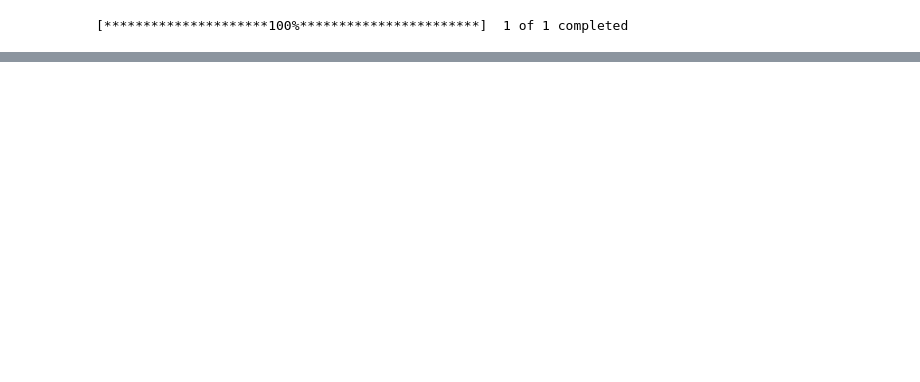
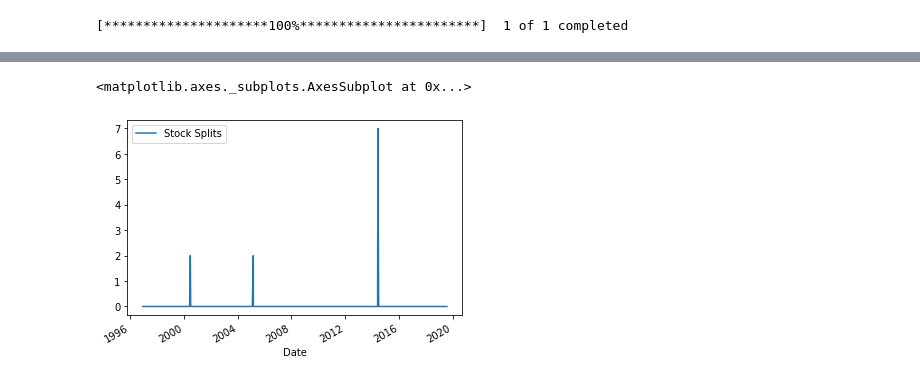
Before and after one commit to grkidwell/finance, a Jupyter notebook: yahoo_finance_history.ipynb, the cells around one changed output, grey strips where cells are left out. Cells and saved outputs as stored; diff of their text form; code cells hidden in the pictures; blank space fills up the shorter version.

```diff
--- a/yahoo_finance_history.ipynb
+++ b/yahoo_finance_history.ipynb
@@ -106,0 +138,5 @@ t.investment_data[t.investment_data['Dividends']>0]
+# %%
+t.investment_data[['Stock Splits']].plot()
+# %% [output]
+<matplotlib.axes._subplots.AxesSubplot at 0x...>
+[figure, added]
```
Also changed, not shown: parts of 8 cells of this notebook, 2 other files.
